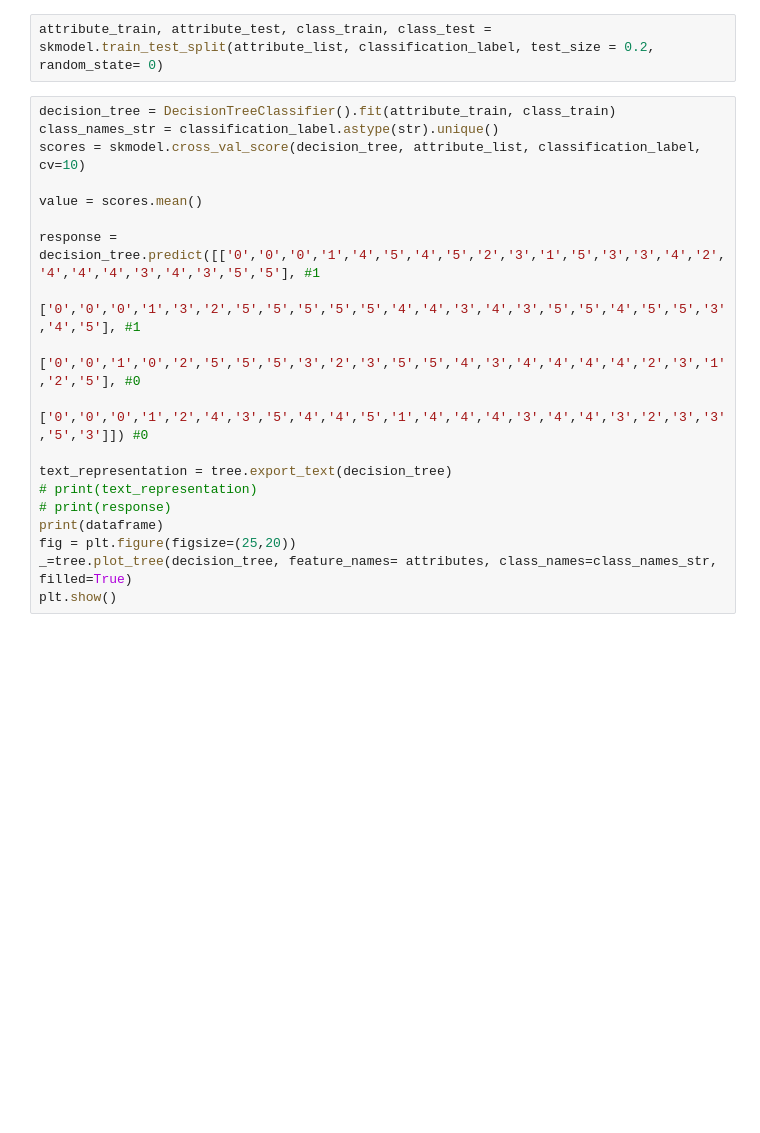
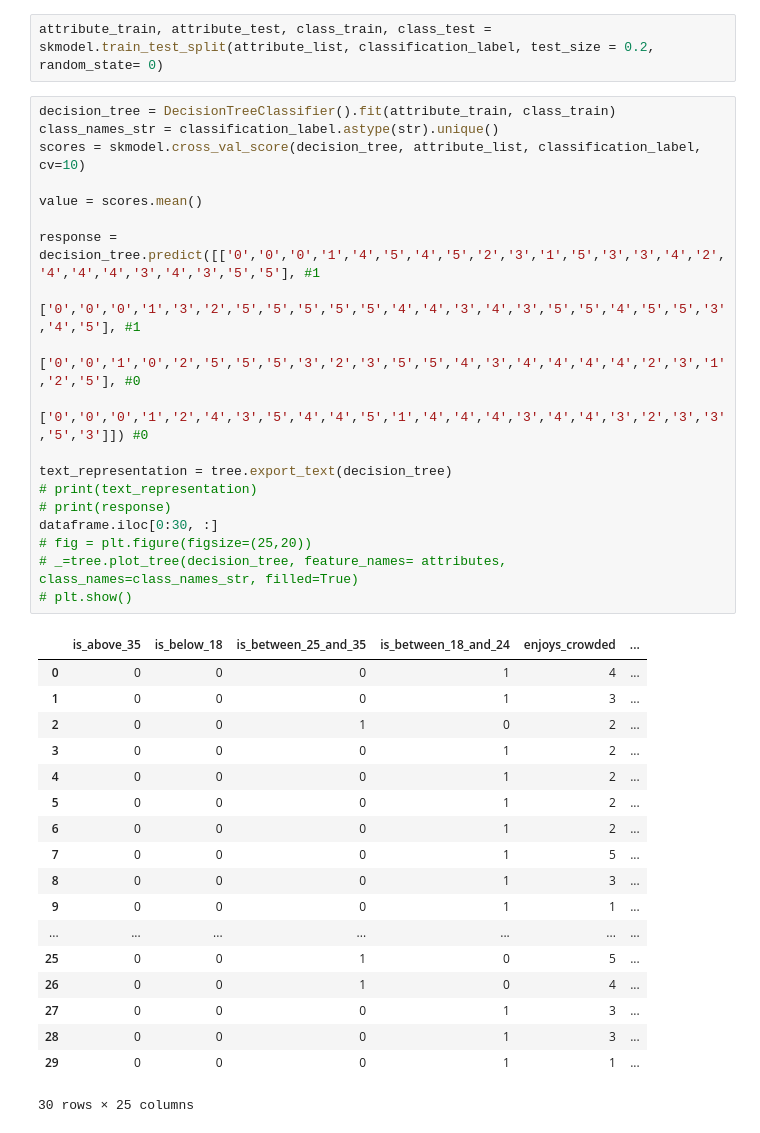
Before and after one commit to MarcDagher/Bound_Harmony, a Jupyter notebook: python_machine_learning/combined_dataset/model_1.ipynb, the cells around one changed output. Saved outputs shown, nothing was run; the diff lists cells and outputs as text; blank space fills up the shorter version.

```diff
--- a/python_machine_learning/combined_dataset/model_1.ipynb
+++ b/python_machine_learning/combined_dataset/model_1.ipynb
@@ -20,19 +28,38 @@ attribute_train, attribute_test, class_train, class_test = skmodel.train_test_sp
 # %%
 decision_tree = DecisionTreeClassifier().fit(attribute_train, class_train)
 class_names_str = classification_label.astype(str).unique()
 scores = skmodel.cross_val_score(decision_tree, attribute_list, classification_label, cv=10)
 
 value = scores.mean()
 
 response = decision_tree.predict([['0','0','0','1','4','5','4','5','2','3','1','5','3','3','4','2','4','4','4','3','4','3','5','5'], #1
                                   ['0','0','0','1','3','2','5','5','5','5','5','4','4','3','4','3','5','5','4','5','5','3','4','5'], #1
                                   ['0','0','1','0','2','5','5','5','3','2','3','5','5','4','3','4','4','4','4','2','3','1','2','5'], #0
                                   ['0','0','0','1','2','4','3','5','4','4','5','1','4','4','4','3','4','4','3','2','3','3','5','3']]) #0
 
 text_representation = tree.export_text(decision_tree)
 # print(text_representation)
 # print(response)
-print(dataframe)
-fig = plt.figure(figsize=(25,20))
-_=tree.plot_tree(decision_tree, feature_names= attributes, class_names=class_names_str, filled=True)
-plt.show()
+dataframe.iloc[0:30, :]
+# fig = plt.figure(figsize=(25,20))
+# _=tree.plot_tree(decision_tree, feature_names= attributes, class_names=class_names_str, filled=True)
+# plt.show()
+# %% [output]
+|  | is_above_35 | is_below_18 | is_between_25_and_35 | is_between_18_and_24 | enjoys_crowded | ... |
+| 0 | 0 | 0 | 0 | 1 | 4 | ... |
+| 1 | 0 | 0 | 0 | 1 | 3 | ... |
+| 2 | 0 | 0 | 1 | 0 | 2 | ... |
+| 3 | 0 | 0 | 0 | 1 | 2 | ... |
+| 4 | 0 | 0 | 0 | 1 | 2 | ... |
+| 5 | 0 | 0 | 0 | 1 | 2 | ... |
+| 6 | 0 | 0 | 0 | 1 | 2 | ... |
+| 7 | 0 | 0 | 0 | 1 | 5 | ... |
+| 8 | 0 | 0 | 0 | 1 | 3 | ... |
+| 9 | 0 | 0 | 0 | 1 | 1 | ... |
+| ... | ... | ... | ... | ... | ... | ... |
+| 25 | 0 | 0 | 1 | 0 | 5 | ... |
+| 26 | 0 | 0 | 1 | 0 | 4 | ... |
+| 27 | 0 | 0 | 0 | 1 | 3 | ... |
+| 28 | 0 | 0 | 0 | 1 | 3 | ... |
+| 29 | 0 | 0 | 0 | 1 | 1 | ... |
+30 rows × 25 columns
```
Also changed, not shown: parts of 2 cells of this notebook.
